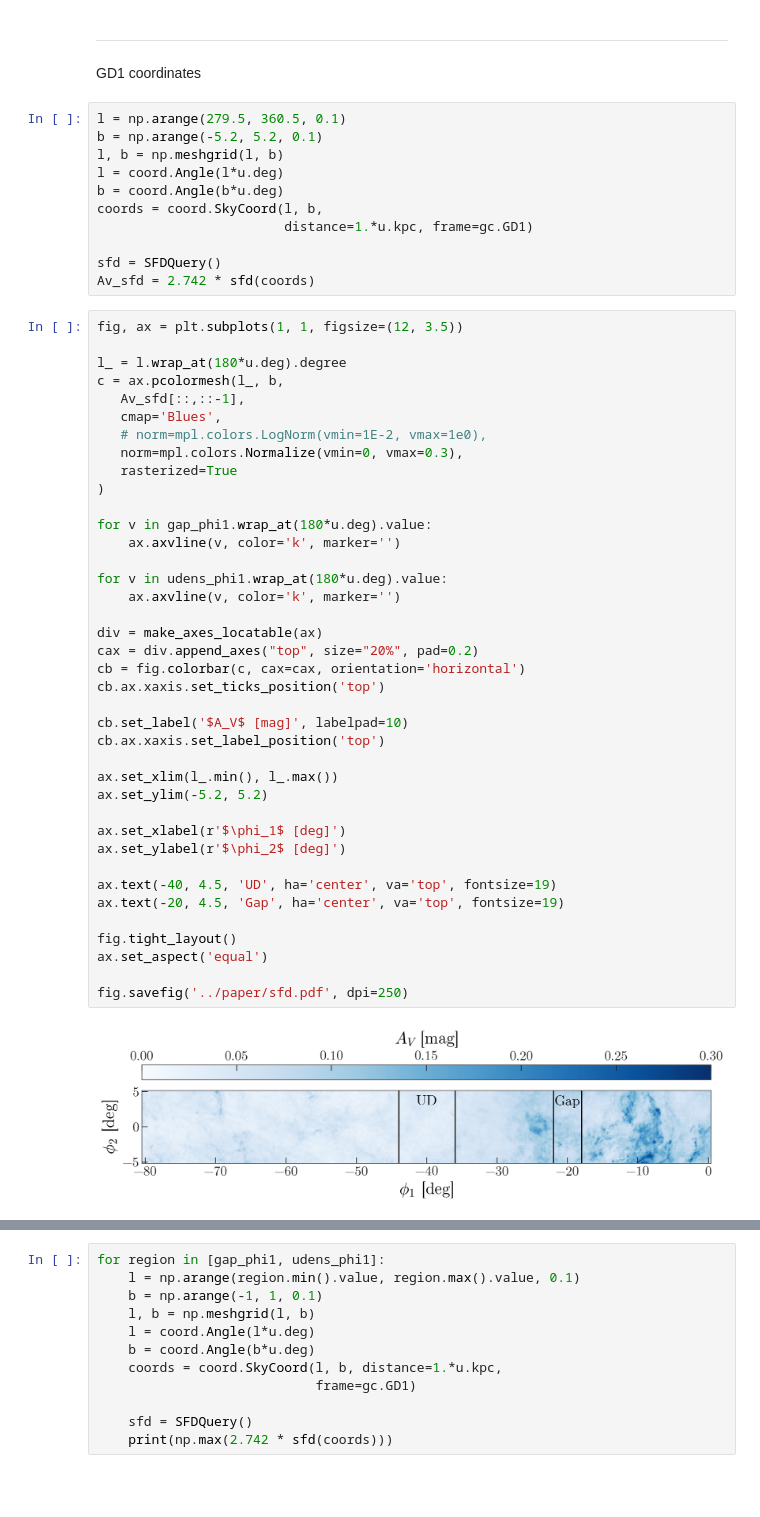
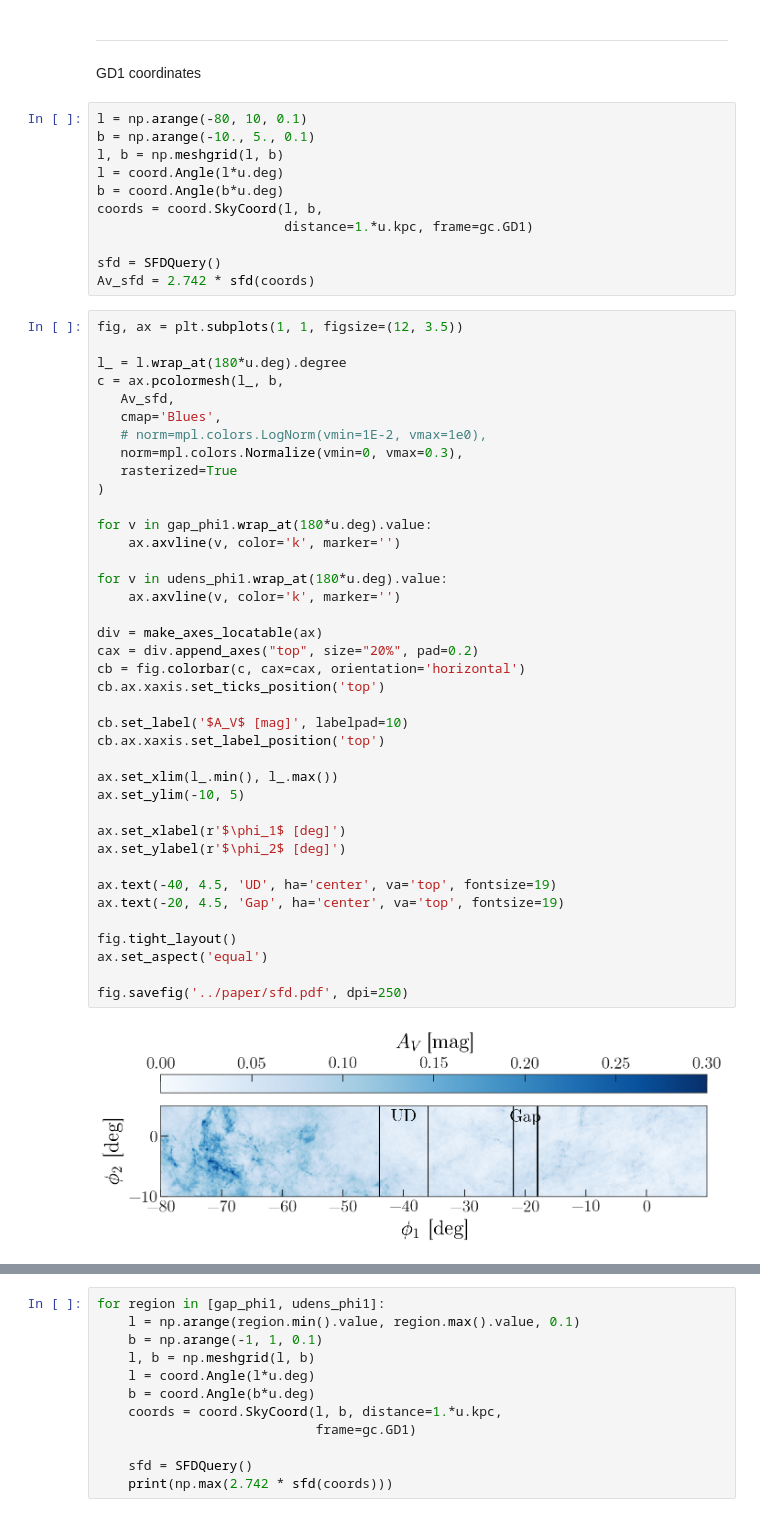
Before and after one commit to adrn/GD1-DR2, a Jupyter notebook: notebooks/GD1-dust-and-completeness.ipynb, the cells around one changed output, grey strips where cells are left out. Drawn from its saved outputs; the diff is of its cells as text; blank space fills up the shorter version.

```diff
--- a/notebooks/GD1-dust-and-completeness.ipynb
+++ b/notebooks/GD1-dust-and-completeness.ipynb
@@ -141,8 +139,8 @@ fig.tight_layout()
 
 GD1 coordinates
 # %%
-l = np.arange(279.5, 360.5, 0.1)
-b = np.arange(-5.2, 5.2, 0.1)
+l = np.arange(-80, 10, 0.1)
+b = np.arange(-10., 5., 0.1)
 l, b = np.meshgrid(l, b)
 l = coord.Angle(l*u.deg)
 b = coord.Angle(b*u.deg)
@@ -156,40 +154,40 @@ fig, ax = plt.subplots(1, 1, figsize=(12, 3.5))
 
 l_ = l.wrap_at(180*u.deg).degree
 c = ax.pcolormesh(l_, b,
-   Av_sfd[::,::-1],
+   Av_sfd,
    cmap='Blues',
    # norm=mpl.colors.LogNorm(vmin=1E-2, vmax=1e0),
    norm=mpl.colors.Normalize(vmin=0, vmax=0.3),
    rasterized=True
 )
 
 for v in gap_phi1.wrap_at(180*u.deg).value:
     ax.axvline(v, color='k', marker='')
 
 for v in udens_phi1.wrap_at(180*u.deg).value:
     ax.axvline(v, color='k', marker='')
 
 div = make_axes_locatable(ax)
 cax = div.append_axes("top", size="20%", pad=0.2)
 cb = fig.colorbar(c, cax=cax, orientation='horizontal')
 cb.ax.xaxis.set_ticks_position('top')
 
 cb.set_label('$A_V$ [mag]', labelpad=10)
 cb.ax.xaxis.set_label_position('top')
 
 ax.set_xlim(l_.min(), l_.max())
-ax.set_ylim(-5.2, 5.2)
+ax.set_ylim(-10, 5)
 
 ax.set_xlabel(r'$\phi_1$ [deg]')
 ax.set_ylabel(r'$\phi_2$ [deg]')
 
 ax.text(-40, 4.5, 'UD', ha='center', va='top', fontsize=19)
 ax.text(-20, 4.5, 'Gap', ha='center', va='top', fontsize=19)
 
 fig.tight_layout()
 ax.set_aspect('equal')
 
 fig.savefig('../paper/sfd.pdf', dpi=250)
 # %% [output]
-[figure, old version]
+[figure, new version]
 # %%
```
Also changed, not shown: parts of 7 cells of this notebook, 1 other file.
